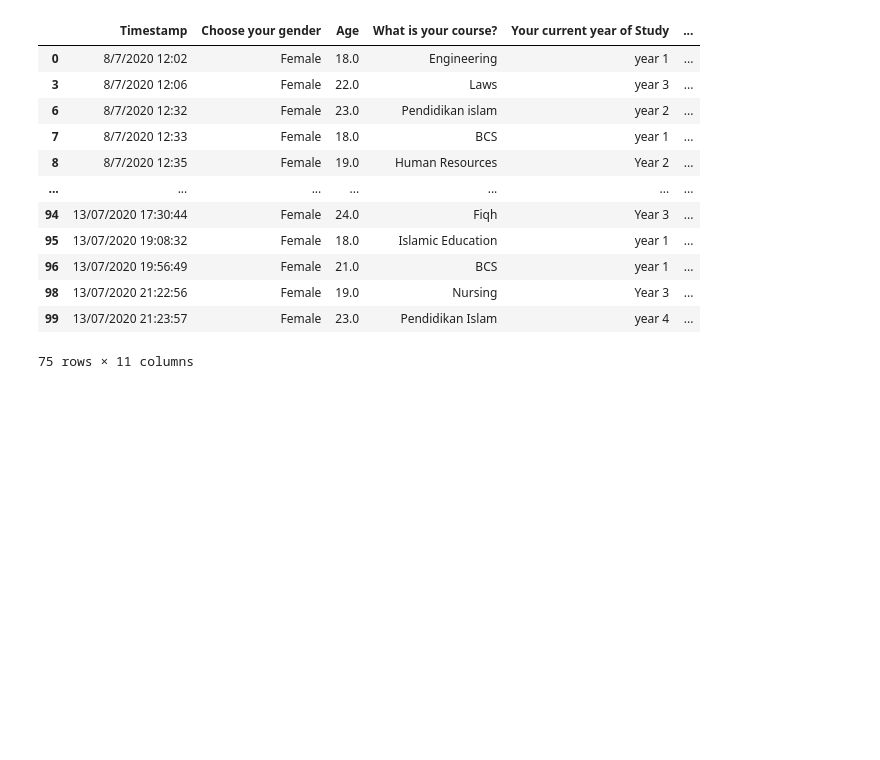
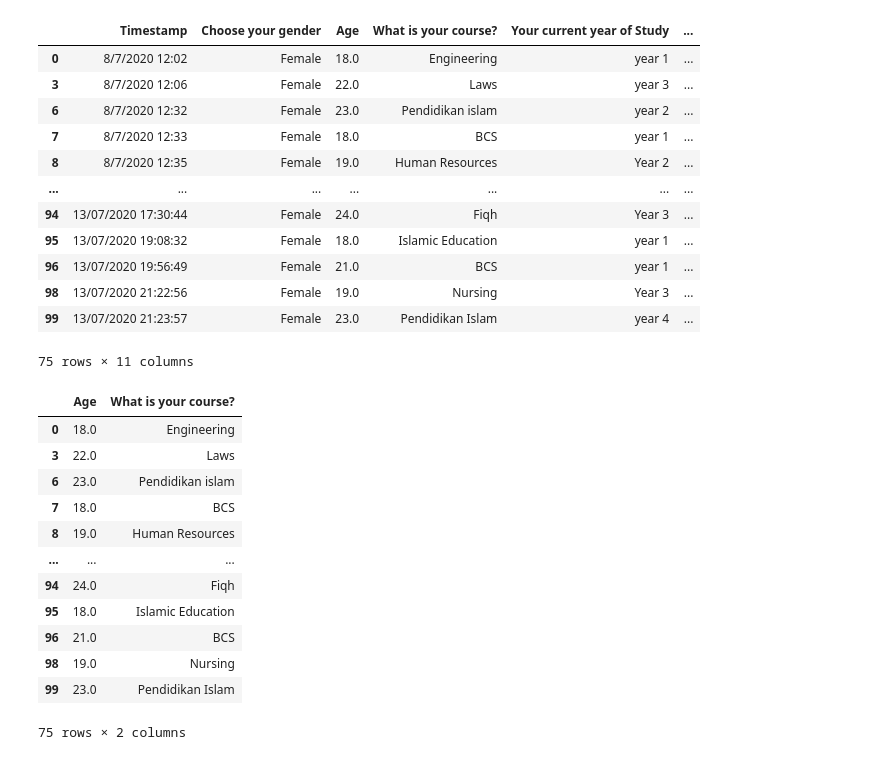
Before and after one commit to LuizaBryn/Analise-de-Dados-PANDAS, a Jupyter notebook: notebook.ipynb, the cells around one changed output. Drawn from its saved outputs; the diff is of its cells as text; code cells hidden in the pictures; blank space fills up the shorter version.

```diff
--- a/notebook.ipynb
+++ b/notebook.ipynb
@@ -160,3 +160,20 @@ display(fem_students_df)
 | 98 | 13/07/2020 21:22:56 | Female | 19.0 | Nursing | Year 3 | ... |
 | 99 | 13/07/2020 21:23:57 | Female | 23.0 | Pendidikan Islam | year 4 | ... |
 75 rows × 11 columns
+# %%
+fem_students_age_course_df = pd.DataFrame(students_df.loc[genero == 'Female',['Age','What is your course?']])
+display(fem_students_age_course_df)
+# %% [output]
+|  | Age | What is your course? |
+| 0 | 18.0 | Engineering |
+| 3 | 22.0 | Laws |
+| 6 | 23.0 | Pendidikan islam |
+| 7 | 18.0 | BCS |
+| 8 | 19.0 | Human Resources |
+| ... | ... | ... |
+| 94 | 24.0 | Fiqh |
+| 95 | 18.0 | Islamic Education |
+| 96 | 21.0 | BCS |
+| 98 | 19.0 | Nursing |
+| 99 | 23.0 | Pendidikan Islam |
+75 rows × 2 columns
```
